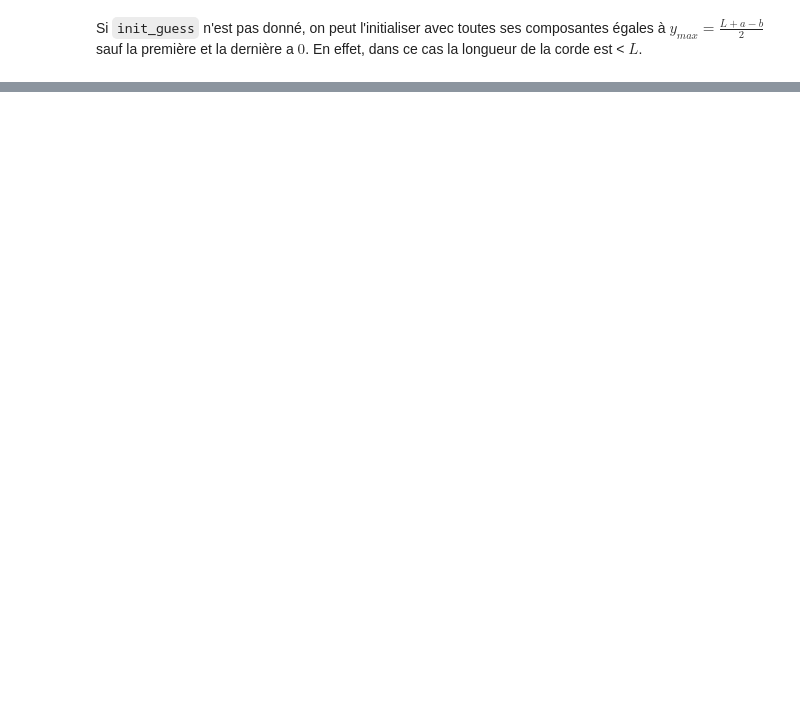
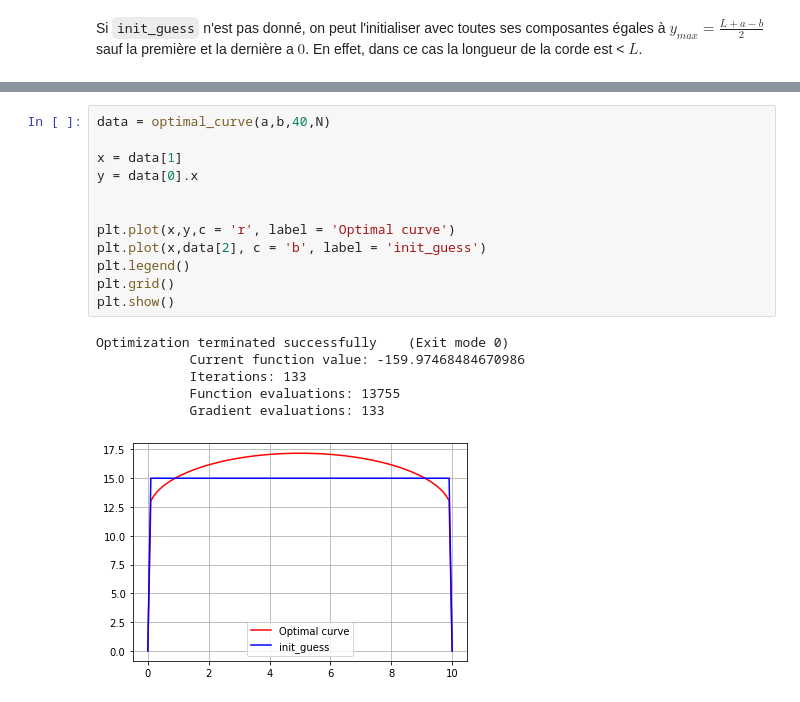
Before and after one commit to Hayvo/projet_optim, a Jupyter notebook: Projet_mouton.ipynb, the cells around one changed output, grey strips where cells are left out. Drawn from its saved outputs; the diff is of its cells as text; blank space fills up the shorter version.

```diff
--- a/Projet_mouton.ipynb
+++ b/Projet_mouton.ipynb
@@ -64,0 +100,19 @@ def optimal_curve(a,b,L,N=40,d=None, init_guess = None):
+# %%
+data = optimal_curve(a,b,40,N)
+
+x = data[1]
+y = data[0].x
+
+
+plt.plot(x,y,c = 'r', label = 'Optimal curve')
+plt.plot(x,data[2], c = 'b', label = 'init_guess')
+plt.legend()
+plt.grid()
+plt.show()
+# %% [output]
+Optimization terminated successfully    (Exit mode 0)
+            Current function value: -159.97468484670986
+            Iterations: 133
+            Function evaluations: 13755
+            Gradient evaluations: 133
+[figure, added]
```
Also changed, not shown: parts of 7 cells of this notebook, 1 other file.
